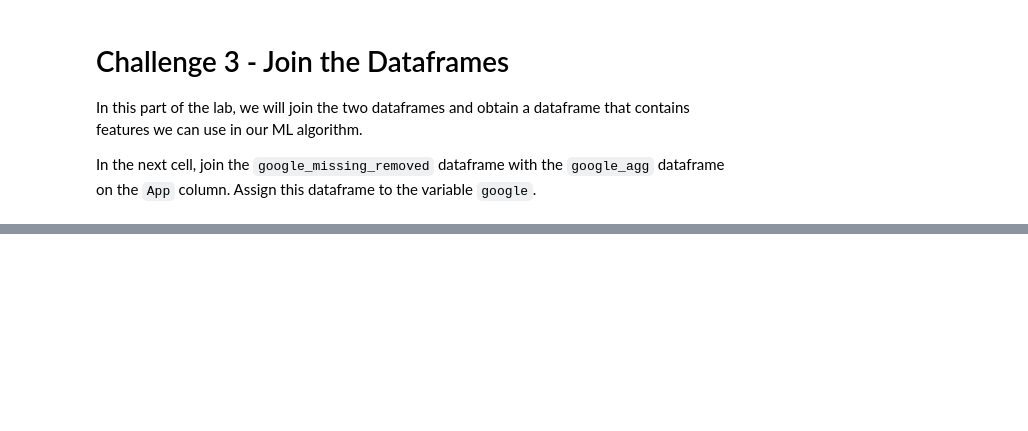
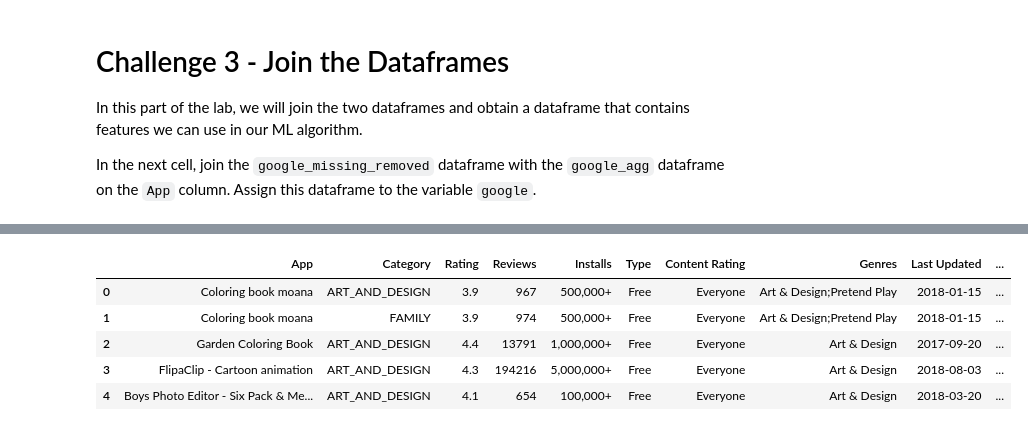
Before and after one commit to Juliaroch/dataptmad1019, a Jupyter notebook: module-3/lab-supervised-learning-feature-extraction/your-code/main.ipynb, the cells around one changed output, grey strips where cells are left out. Drawn from its saved outputs; the diff is of its cells as text; code cells hidden in the pictures; blank space fills up the shorter version.

```diff
--- a/module-3/lab-supervised-learning-feature-extraction/your-code/main.ipynb
+++ b/module-3/lab-supervised-learning-feature-extraction/your-code/main.ipynb
@@ -501,0 +569,5 @@ Print the first 5 rows of `google_agg` to check it.
+# %%
+# Your code here
+google_agg = google_agg.set_index('App')
+google_agg = google_agg.rename(columns={'count': 'Positive','Sentiment': 'Total' })
+google_agg.head(5)
@@ -505,10 +585,12 @@ Print the first 5 rows of `google_agg` to check it.
 Make sure to account for the case where the denominator is zero using the `np.where()` function.
 # %%
 # Your code here:
+google_agg['Positive Ratio']=google_agg['Positive']/google_agg['Total']
 # %% [markdown]
 #### Now drop the `Positive` and `Total` columns. Do this with `inplace=True`.
 # %%
 # Your code here:
+google_agg.drop(['Positive','Total'], axis=1, inplace=True)
 # %% [markdown]
 Print the first 5 rows of `google_agg`. Your output should look like:
 
@@ -523,9 +614,18 @@ In this part of the lab, we will join the two dataframes and obtain a dataframe
 In the next cell, join the `google_missing_removed` dataframe with the `google_agg` dataframe on the `App` column. Assign this dataframe to the variable `google`.
 # %%
 # Your code here:
+google = pd.merge(google_missing_removed, google_agg, on='App')
 # %% [markdown]
 #### Let's look at the final result using the `head()` function. Your final product should look like:
 
 ![Final Product](google-final-head.png)
 # %%
 # Your code here:
+google.head(5)
+# %% [output]
+|  | App | Category | Rating | Reviews | Installs | Type | Content Rating | Genres | Last Updated | ... |
+| 0 | Coloring book moana | ART_AND_DESIGN | 3.9 | 967 | 500,000+ | Free | Everyone | Art & Design;Pretend Play | 2018-01-15 | ... |
+| 1 | Coloring book moana | FAMILY | 3.9 | 974 | 500,000+ | Free | Everyone | Art & Design;Pretend Play | 2018-01-15 | ... |
+| 2 | Garden Coloring Book | ART_AND_DESIGN | 4.4 | 13791 | 1,000,000+ | Free | Everyone | Art & Design | 2017-09-20 | ... |
+| 3 | FlipaClip - Cartoon animation | ART_AND_DESIGN | 4.3 | 194216 | 5,000,000+ | Free | Everyone | Art & Design | 2018-08-03 | ... |
+| 4 | Boys Photo Editor - Six Pack & Me... | ART_AND_DESIGN | 4.1 | 654 | 100,000+ | Free | Everyone | Art & Design | 2018-03-20 | ... |
```
Also changed, not shown: parts of 11 cells of this notebook.
